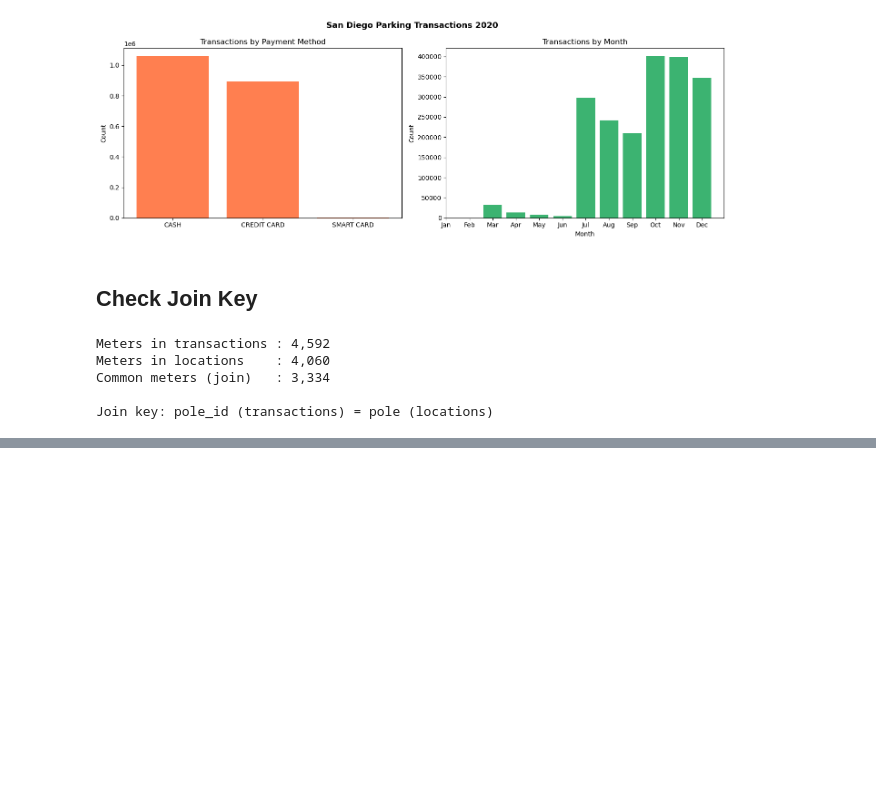
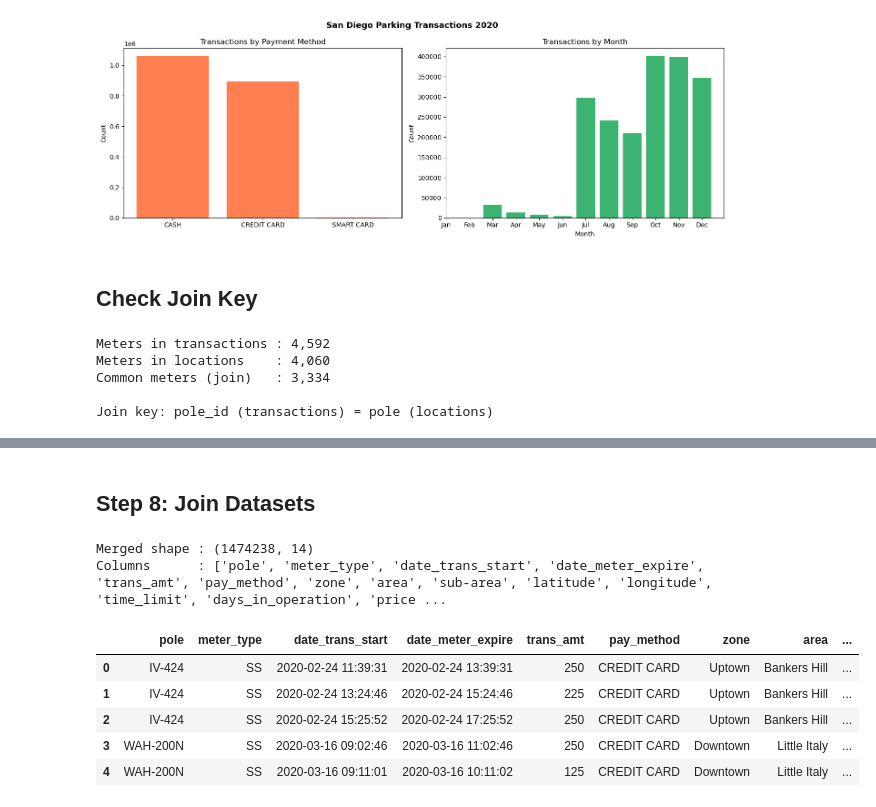
Before and after one commit to abhijith-mohanan/parking_slot_prediction, a Jupyter notebook: parkingslot.ipynb, the cells around one changed output, grey strips where cells are left out. Cells and saved outputs as stored; diff of their text form; code cells hidden in the pictures; blank space fills up the shorter version.

```diff
--- a/parkingslot.ipynb
+++ b/parkingslot.ipynb
@@ -245,0 +279,19 @@ Join key: pole_id (transactions) = pole (locations)
+# %%
+# Keep only relevant columns
+location_cols = ['pole','zone','area','sub-area','latitude','longitude',
+                 'time_limit','days_in_operation','price']
+locations = locations[location_cols].copy()
+
+# Remove Spares and Test Zone — not real meters
+locations = locations[~locations['zone'].isin(['Spares', 'Test Zone'])]
+
+# Remove rows with invalid coordinates (0,0 dummy entries)
+locations = locations[(locations['latitude'].abs() > 1) & (locations['longitude'].abs() > 1)]
+
+# Fill missing values
+locations['time_limit']        = locations['time_limit'].fillna('Unknown')
+locations['days_in_operation'] = locations['days_in_operation'].fillna('Unknown')
+locations['price']             = locations['price'].fillna('Unknown')
+
+print(f'Clean locations : {len(locations):,}')
+print(f'Missing values  :\n{locations.isnull().sum()}')
@@ -245,0 +311,18 @@ Join key: pole_id (transactions) = pole (locations)
+# %% [markdown]
+## Step 8: Join Datasets
+# %%
+# Inner join on pole — keeps only meters that exist in both datasets
+df = transactions.merge(locations, on='pole', how='inner')
+
+print(f'Merged shape : {df.shape}')
+print(f'Columns      : {list(df.columns)}')
+df.head()
+# %% [output]
+Merged shape : (1474238, 14)
+Columns      : ['pole', 'meter_type', 'date_trans_start', 'date_meter_expire', 'trans_amt', 'pay_method', 'zone', 'area', 'sub-area', 'latitude', 'longitude', 'time_limit', 'days_in_operation', 'price ...
+|  | pole | meter_type | date_trans_start | date_meter_expire | trans_amt | pay_method | zone | area | ... |
+| 0 | IV-424 | SS | 2020-02-24 11:39:31 | 2020-02-24 13:39:31 | 250 | CREDIT CARD | Uptown | Bankers Hill | ... |
+| 1 | IV-424 | SS | 2020-02-24 13:24:46 | 2020-02-24 15:24:46 | 225 | CREDIT CARD | Uptown | Bankers Hill | ... |
+| 2 | IV-424 | SS | 2020-02-24 15:25:52 | 2020-02-24 17:25:52 | 250 | CREDIT CARD | Uptown | Bankers Hill | ... |
+| 3 | WAH-200N | SS | 2020-03-16 09:02:46 | 2020-03-16 11:02:46 | 250 | CREDIT CARD | Downtown | Little Italy | ... |
+| 4 | WAH-200N | SS | 2020-03-16 09:11:01 | 2020-03-16 10:11:02 | 125 | CREDIT CARD | Downtown | Little Italy | ... |
```
Also changed, not shown: parts of 5 cells of this notebook.
